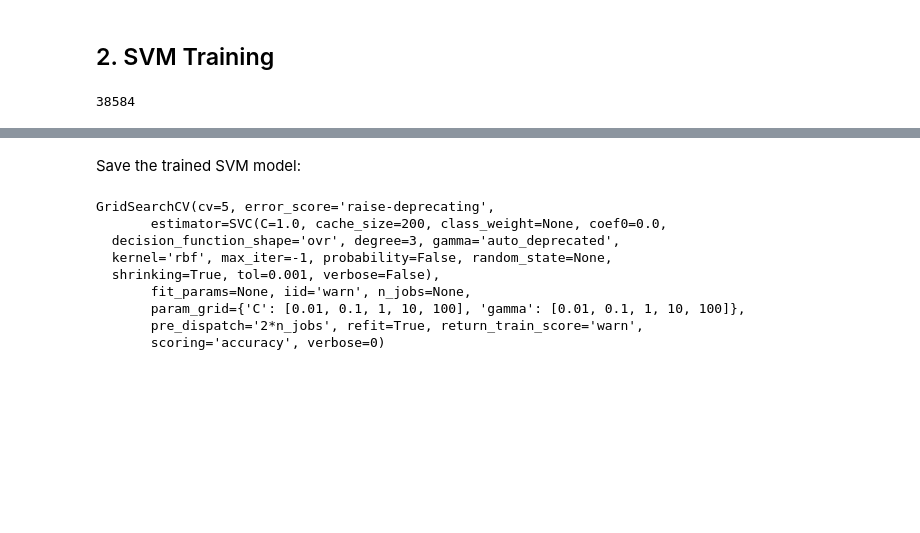
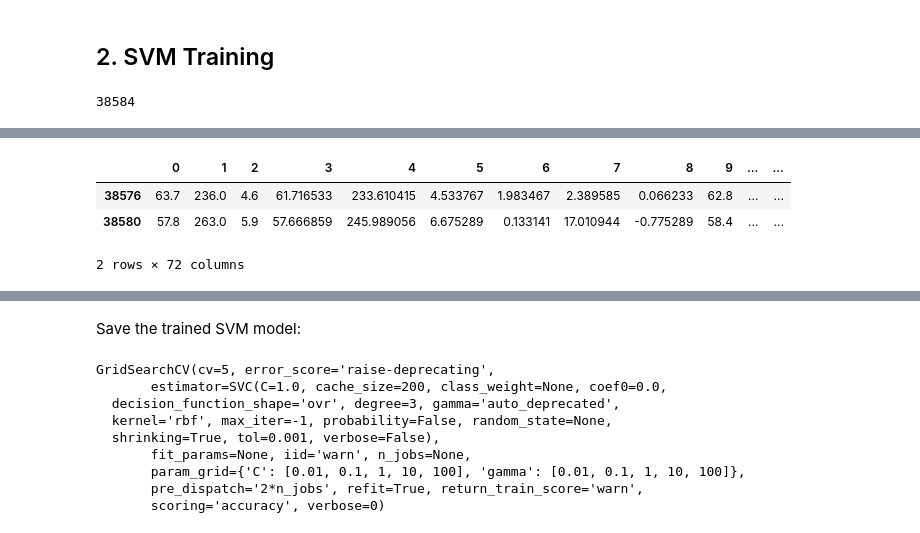
Before and after one commit to hy-lei/A-Hybrid-Approach-for-AID, a Jupyter notebook: TSA-DES_SVM.ipynb, the cells around one changed output, grey strips where cells are left out. Drawn from its saved outputs; the diff is of its cells as text; code cells hidden in the pictures; blank space fills up the shorter version.

```diff
--- a/TSA-DES_SVM.ipynb
+++ b/TSA-DES_SVM.ipynb
@@ -1623,3 +1631,10 @@ svm_reduced_train_acc = 1. * sum(np.array(reduced_y) == np.array(y_pred_train))
+# %%
+df_reduced_X_train.tail(2)
+# %% [output]
+|  | 0 | 1 | 2 | 3 | 4 | 5 | 6 | 7 | 8 | 9 | ... | ... |
+| 38576 | 63.7 | 236.0 | 4.6 | 61.716533 | 233.610415 | 4.533767 | 1.983467 | 2.389585 | 0.066233 | 62.8 | ... | ... |
+| 38580 | 57.8 | 263.0 | 5.9 | 57.666859 | 245.989056 | 6.675289 | 0.133141 | 17.010944 | -0.775289 | 58.4 | ... | ... |
+2 rows × 72 columns
 # %%
 accuracy_score(reduced_y, y_pred_train)
 # %% [output]
```
Also changed, not shown: parts of 61 cells of this notebook.
